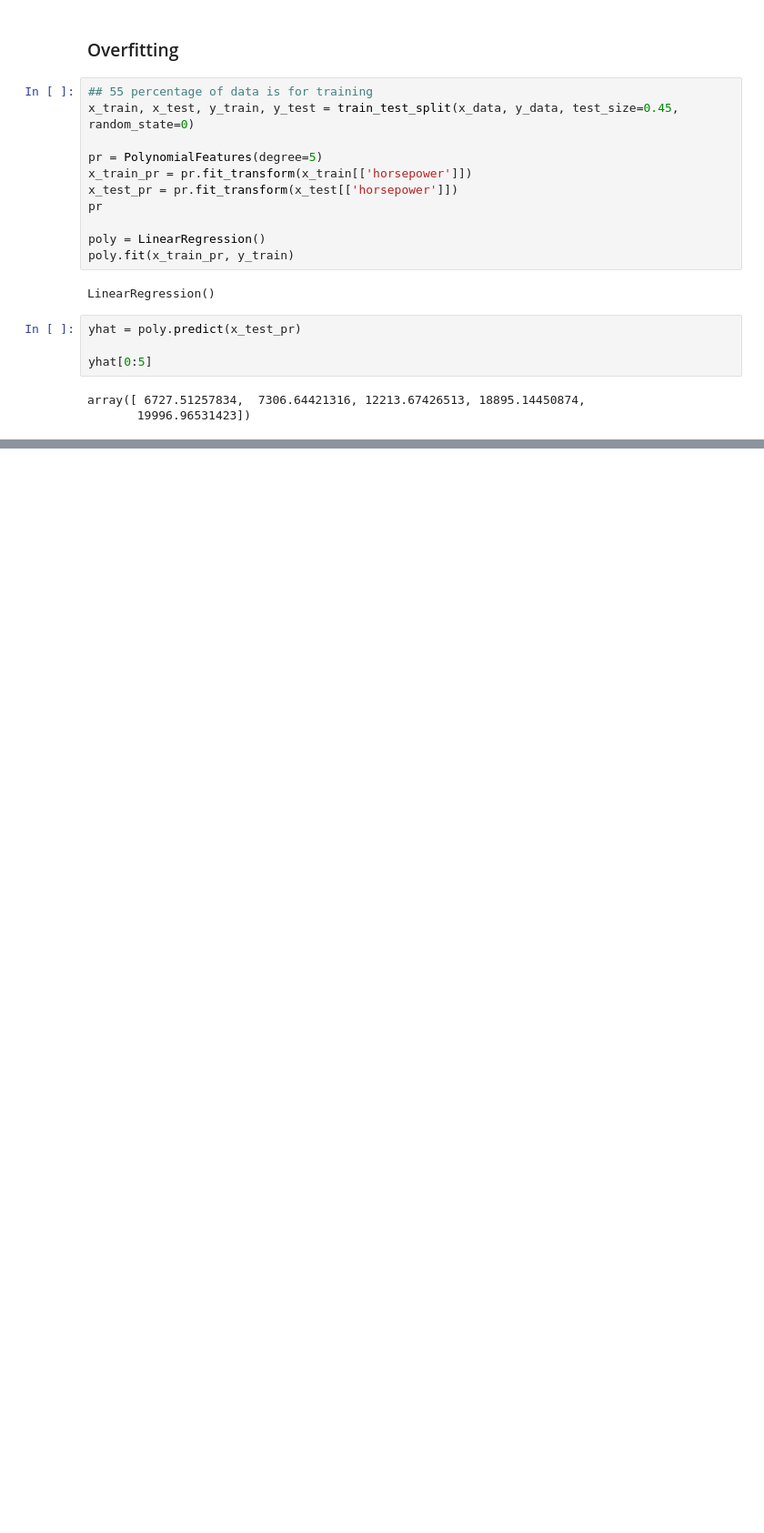
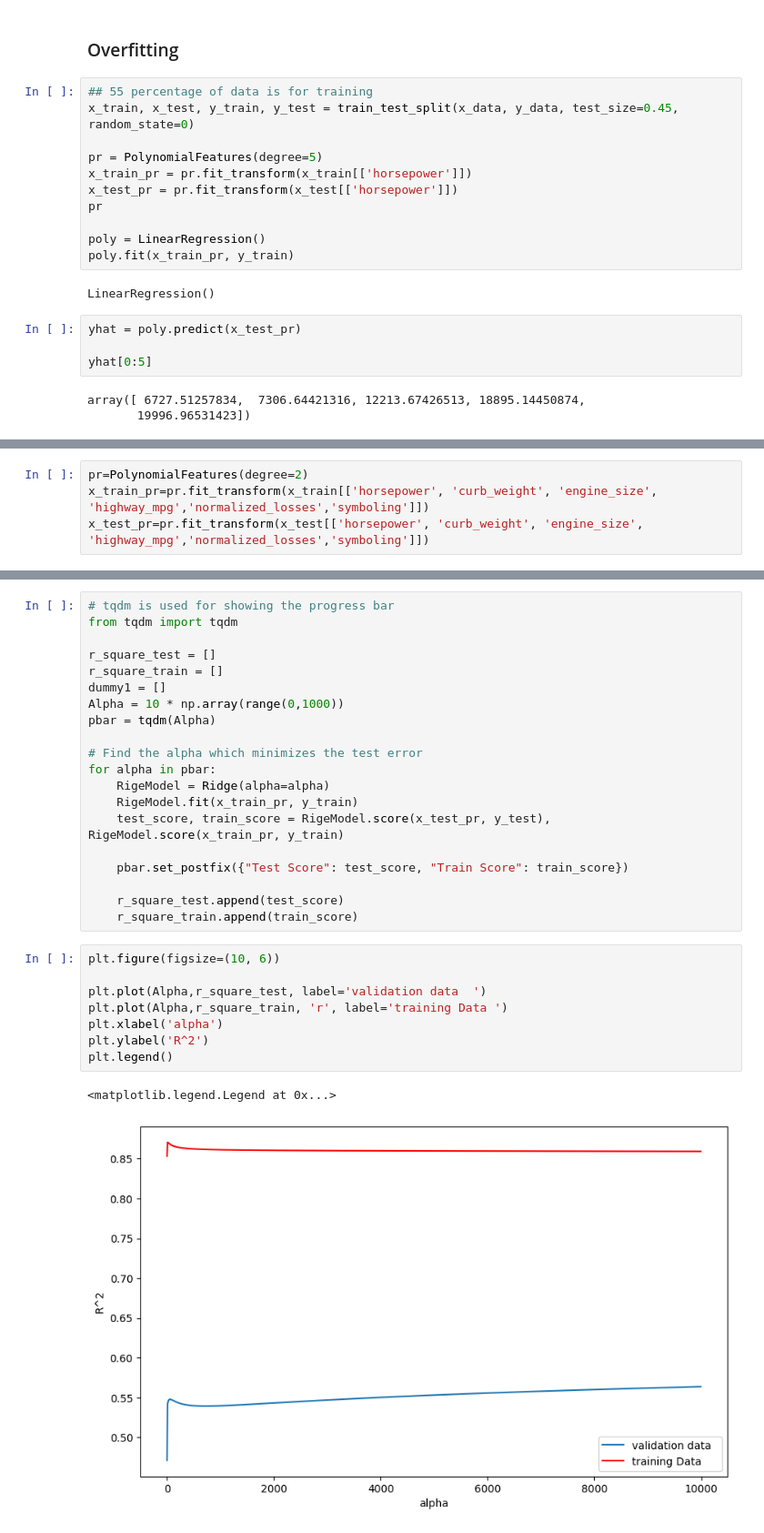
Before and after one commit to vadivelmurugesan/data-science, a Jupyter notebook: example_data_sets/02_used_cars_data_set.ipynb, the cells around one changed output, grey strips where cells are left out. Shown at 91% size. Saved outputs shown, nothing was run; the diff lists cells and outputs as text; blank space fills up the shorter version.

```diff
--- a/example_data_sets/02_used_cars_data_set.ipynb
+++ b/example_data_sets/02_used_cars_data_set.ipynb
@@ -925,0 +965,4 @@ array([ 6727.51257834,  7306.64421316, 12213.67426513, 18895.14450874,
+# %%
+pr=PolynomialFeatures(degree=2)
+x_train_pr=pr.fit_transform(x_train[['horsepower', 'curb_weight', 'engine_size', 'highway_mpg','normalized_losses','symboling']])
+x_test_pr=pr.fit_transform(x_test[['horsepower', 'curb_weight', 'engine_size', 'highway_mpg','normalized_losses','symboling']])
@@ -925,0 +985,31 @@ array([ 6727.51257834,  7306.64421316, 12213.67426513, 18895.14450874,
+# %%
+# tqdm is used for showing the progress bar
+from tqdm import tqdm
+
+r_square_test = []
+r_square_train = []
+dummy1 = []
+Alpha = 10 * np.array(range(0,1000))
+pbar = tqdm(Alpha)
+
+# Find the alpha which minimizes the test error
+for alpha in pbar:
+    RigeModel = Ridge(alpha=alpha)
+    RigeModel.fit(x_train_pr, y_train)
+    test_score, train_score = RigeModel.score(x_test_pr, y_test), RigeModel.score(x_train_pr, y_train)
+
+    pbar.set_postfix({"Test Score": test_score, "Train Score": train_score})
+
+    r_square_test.append(test_score)
+    r_square_train.append(train_score)
+# %%
+plt.figure(figsize=(10, 6))
+
+plt.plot(Alpha,r_square_test, label='validation data  ')
+plt.plot(Alpha,r_square_train, 'r', label='training Data ')
+plt.xlabel('alpha')
+plt.ylabel('R^2')
+plt.legend()
+# %% [output]
+<matplotlib.legend.Legend at 0x...>
+[figure, added]
```
Also changed, not shown: parts of 17 cells of this notebook.
